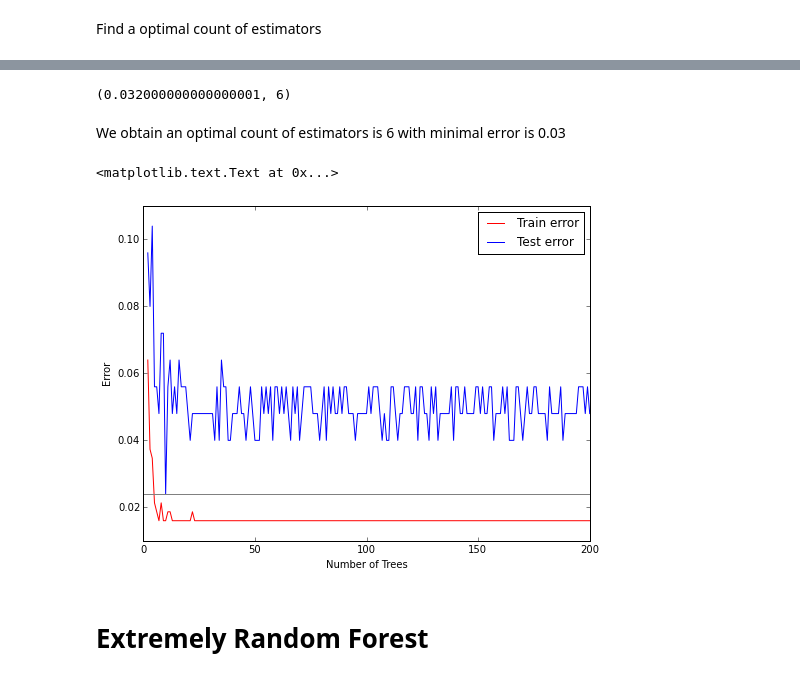
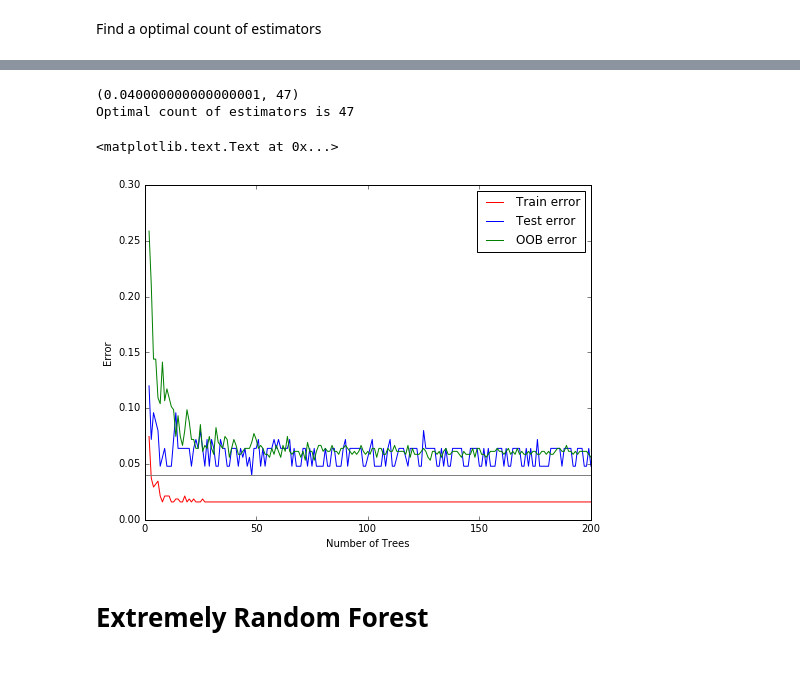
Before and after one commit to r3tgc/ML_homework, a Jupyter notebook: 1_kNN/Armenian_pubs_knn-v2.ipynb, the cells around one changed output, grey strips where cells are left out. Cells and saved outputs as stored; diff of their text form; code cells hidden in the pictures.

```diff
--- a/1_kNN/Armenian_pubs_knn-v2.ipynb
+++ b/1_kNN/Armenian_pubs_knn-v2.ipynb
@@ -682,7 +682,7 @@ Create the Random Forest Classifier with 200 estimators and fit it.
 # %%
 from sklearn import ensemble
 N_estimators = 200
-rf_model = ensemble.RandomForestClassifier(n_estimators = N_estimators)
+rf_model = ensemble.RandomForestClassifier(n_estimators = N_estimators, oob_score=True)
 rf_model.fit(x_train, y_train)
 # %% [output]
 RandomForestClassifier(bootstrap=True, class_weight=None, criterion='gini',
@@ -697,8 +696,11 @@ Find a optimal count of estimators
 # %%
 err_rf_train = []
 err_rf_test  = []
+oob_err_rf = []
 for n_estimators in range(2, N_estimators + 1):
     rf_model.set_params(n_estimators = n_estimators, warm_start = False)
     rf_model.fit(x_train, y_train)
     err_rf_train.append(np.mean(y_train != rf_model.predict(x_train)))
     err_rf_test.append(np.mean(y_test  != rf_model.predict(x_test)))
+    oob_error = 1 - rf_model.oob_score_
+    oob_err_rf.append(oob_error)
@@ -723,20 +707,21 @@ RandomForestClassifier(bootstrap=True, class_weight=None, criterion='gini',
 # %%
 print(min(err_rf_test), np.argmin(err_rf_test) + 1)
+print "Optimal count of estimators is", np.argmin(err_rf_test) + 1
 # %% [output]
-(0.032000000000000001, 6)
+(0.040000000000000001, 47)
+Optimal count of estimators is 47
-# %% [markdown]
-We obtain an optimal count of estimators is 6 with minimal error is 0.03
 # %%
 plt.figure(figsize = (8, 6))
 plt.plot(range(2, n_estimators + 1), err_rf_train, 'r', label = 'Train error')
 plt.plot(range(2, n_estimators + 1), err_rf_test,  'b', label = 'Test error')
+plt.plot(range(2, n_estimators + 1), oob_err_rf,  'g', label = 'OOB error')
 plt.legend(loc = 1)
 plt.axhline(y = min(err_rf_test), color = 'gray')
 plt.xlabel('Number of Trees')
 plt.ylabel('Error')
 # %% [output]
 <matplotlib.text.Text at 0x...>
-[figure, old version]
+[figure, new version]
 # %% [markdown]
 # Extremely Random Forest
 # %% [markdown]
```
Also changed, not shown: parts of 17 cells of this notebook.
